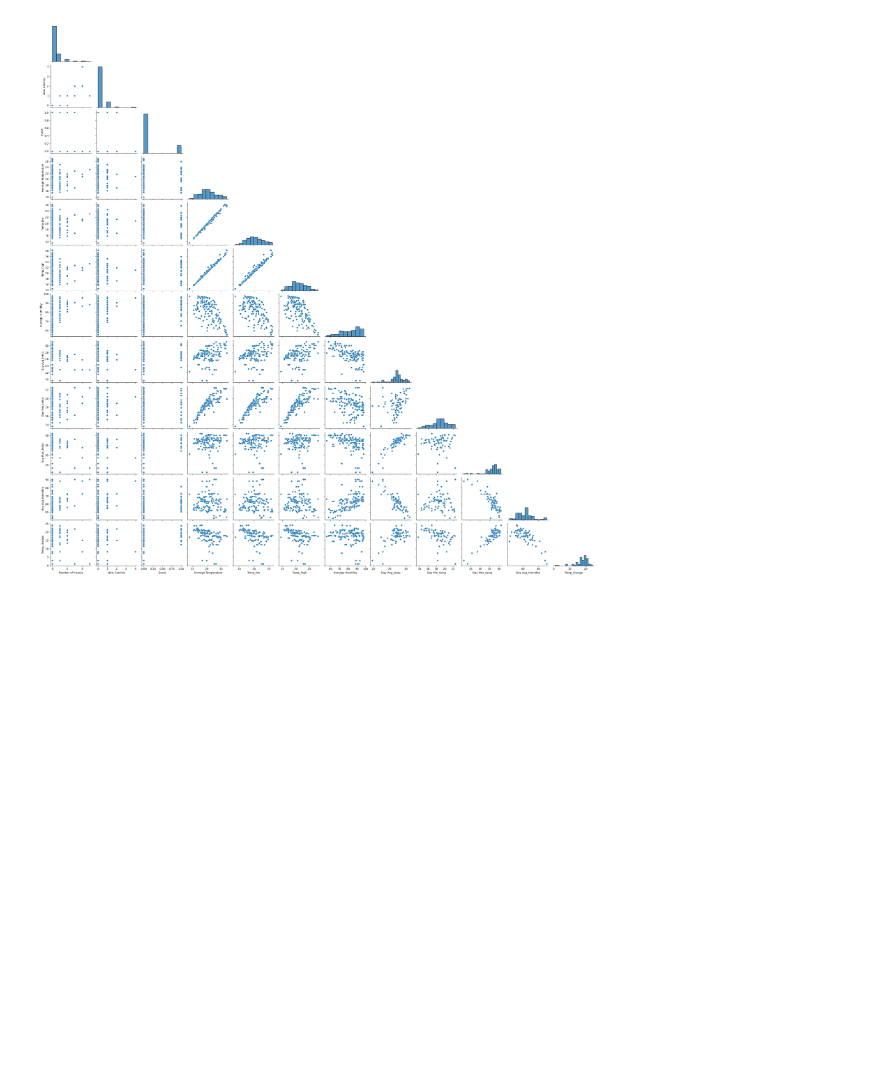
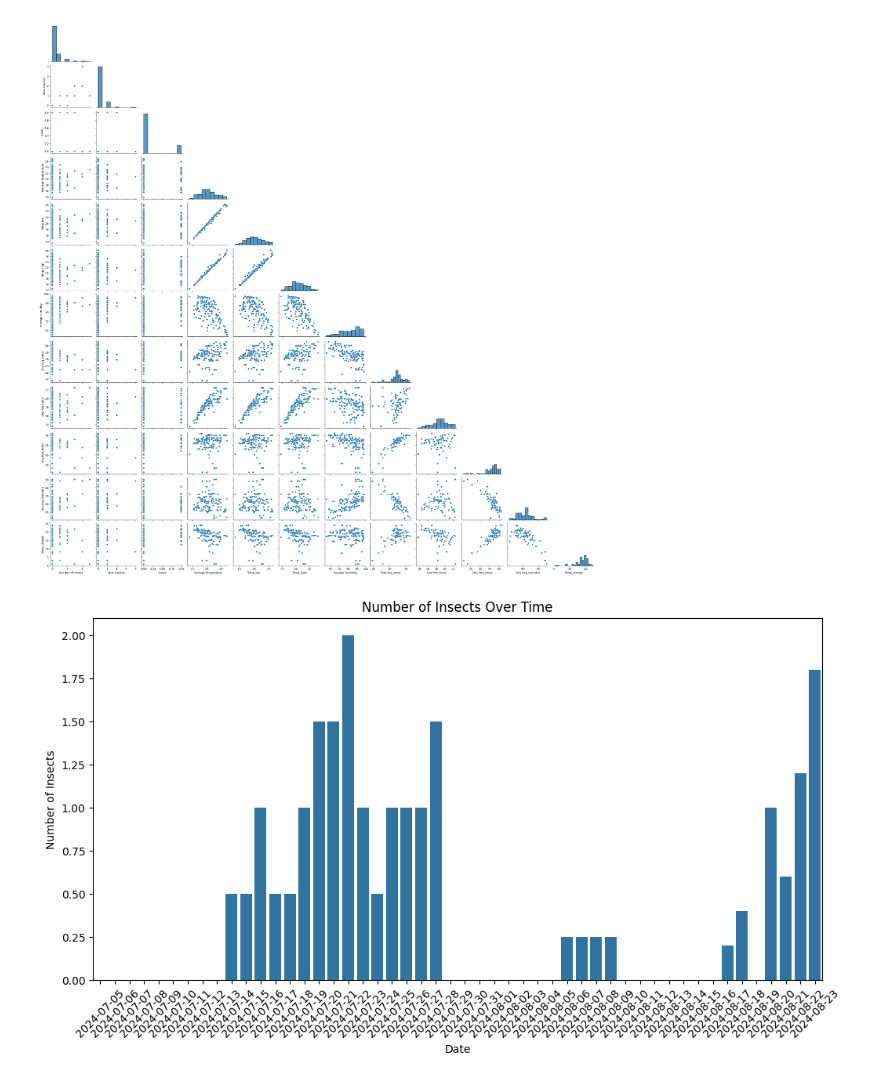
Before and after one commit to LuckyForoozan/Agritech-Pest-Prediction, a Jupyter notebook: EDA_Agritech_Pest_Prediction.ipynb, the cells around one changed output. Saved outputs shown, nothing was run; the diff lists cells and outputs as text; code cells hidden in the pictures; blank space fills up the shorter version.

```diff
--- a/EDA_Agritech_Pest_Prediction.ipynb
+++ b/EDA_Agritech_Pest_Prediction.ipynb
@@ -358,3 +358,17 @@ sns.pairplot(df, corner=True)
 plt.show()
 # %% [output]
 [figure]
+# %%
+# Bar Plot (Better for Time Series)
+
+import seaborn as sns
+
+plt.figure(figsize=(12, 6))
+sns.barplot(x=df['Date'], y=df['Number of Insects'], errorbar=None)
+plt.xticks(rotation=45)  # Rotate date labels for readability
+plt.xlabel("Date")
+plt.ylabel("Number of Insects")
+plt.title("Number of Insects Over Time")
+plt.show()
+# %% [output]
+[figure, added]
```
Also changed, not shown: parts of 6 cells of this notebook.
